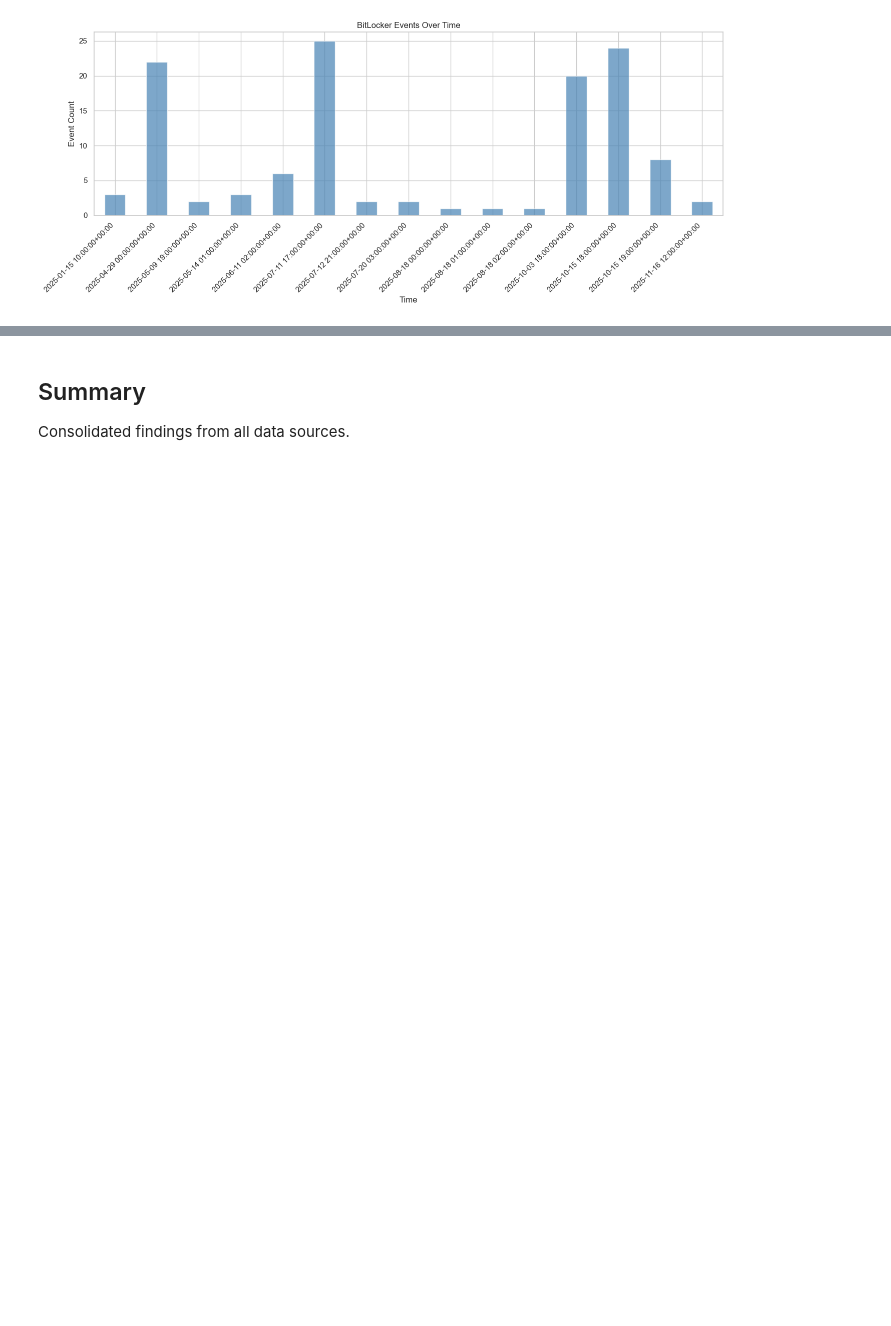
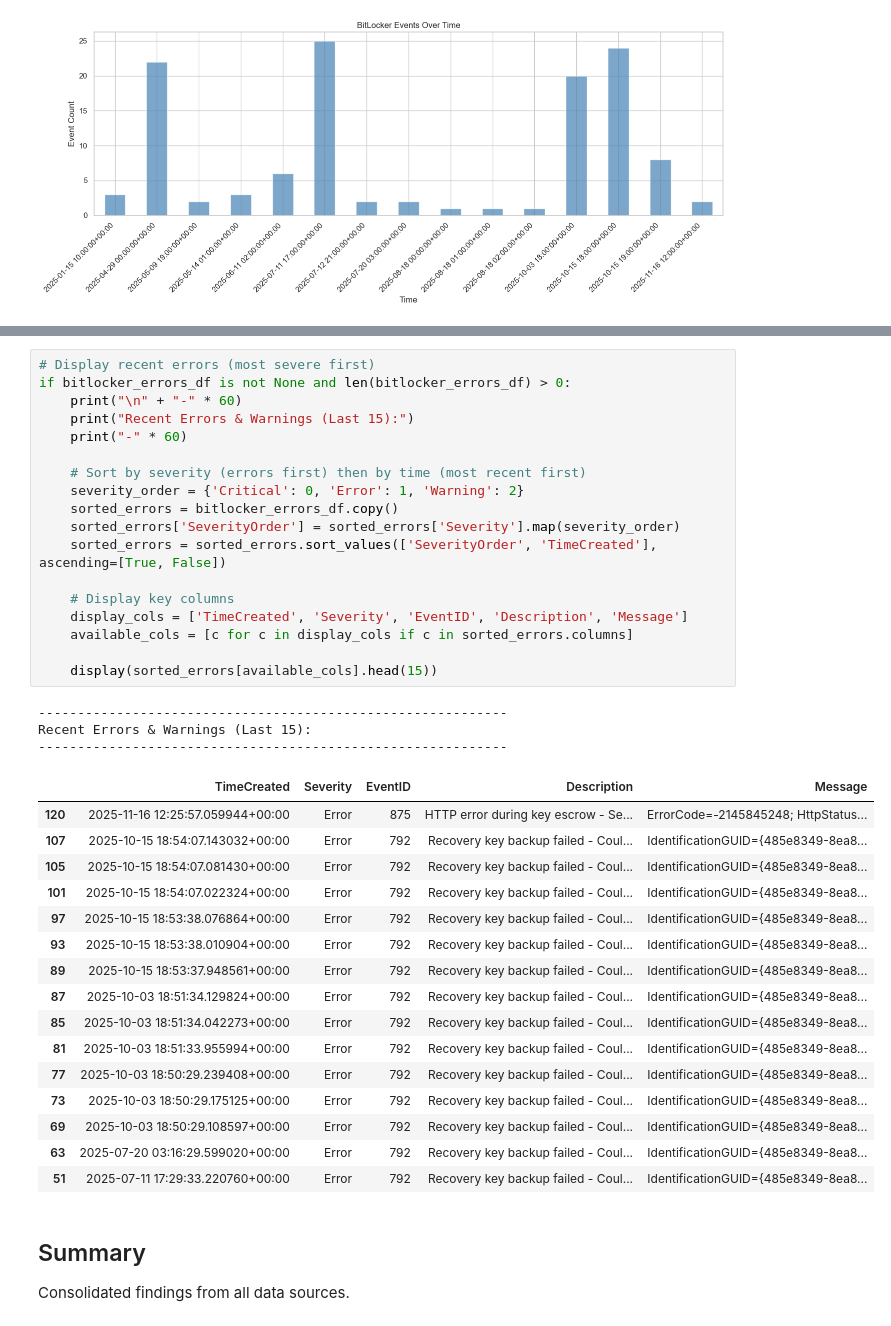
Before and after one commit to kkaminsk/Get-BitLockerStatus, a Jupyter notebook: Analysis.ipynb, the cells around one changed output, grey strips where cells are left out. Saved outputs shown, nothing was run; the diff lists cells and outputs as text; blank space fills up the shorter version.

```diff
--- a/Analysis.ipynb
+++ b/Analysis.ipynb
@@ -530,3 +638,41 @@ if HAS_PLOTTING and bitlocker_events_df is not None and 'TimeCreated' in bitlock
+# %%
+# Display recent errors (most severe first)
+if bitlocker_errors_df is not None and len(bitlocker_errors_df) > 0:
+    print("\n" + "-" * 60)
+    print("Recent Errors & Warnings (Last 15):")
+    print("-" * 60)
+
+    # Sort by severity (errors first) then by time (most recent first)
+    severity_order = {'Critical': 0, 'Error': 1, 'Warning': 2}
+    sorted_errors = bitlocker_errors_df.copy()
+    sorted_errors['SeverityOrder'] = sorted_errors['Severity'].map(severity_order)
+    sorted_errors = sorted_errors.sort_values(['SeverityOrder', 'TimeCreated'], ascending=[True, False])
+
+    # Display key columns
+    display_cols = ['TimeCreated', 'Severity', 'EventID', 'Description', 'Message']
+    available_cols = [c for c in display_cols if c in sorted_errors.columns]
+
+    display(sorted_errors[available_cols].head(15))
+# %% [output]
+------------------------------------------------------------
+Recent Errors & Warnings (Last 15):
+------------------------------------------------------------
+|  | TimeCreated | Severity | EventID | Description | Message |
+| 120 | 2025-11-16 12:25:57.059944+00:00 | Error | 875 | HTTP error during key escrow - Se... | ErrorCode=-2145845248; HttpStatus... |
+| 107 | 2025-10-15 18:54:07.143032+00:00 | Error | 792 | Recovery key backup failed - Coul... | IdentificationGUID={485e8349-8ea8... |
+| 105 | 2025-10-15 18:54:07.081430+00:00 | Error | 792 | Recovery key backup failed - Coul... | IdentificationGUID={485e8349-8ea8... |
+| 101 | 2025-10-15 18:54:07.022324+00:00 | Error | 792 | Recovery key backup failed - Coul... | IdentificationGUID={485e8349-8ea8... |
+| 97 | 2025-10-15 18:53:38.076864+00:00 | Error | 792 | Recovery key backup failed - Coul... | IdentificationGUID={485e8349-8ea8... |
+| 93 | 2025-10-15 18:53:38.010904+00:00 | Error | 792 | Recovery key backup failed - Coul... | IdentificationGUID={485e8349-8ea8... |
+| 89 | 2025-10-15 18:53:37.948561+00:00 | Error | 792 | Recovery key backup failed - Coul... | IdentificationGUID={485e8349-8ea8... |
+| 87 | 2025-10-03 18:51:34.129824+00:00 | Error | 792 | Recovery key backup failed - Coul... | IdentificationGUID={485e8349-8ea8... |
+| 85 | 2025-10-03 18:51:34.042273+00:00 | Error | 792 | Recovery key backup failed - Coul... | IdentificationGUID={485e8349-8ea8... |
+| 81 | 2025-10-03 18:51:33.955994+00:00 | Error | 792 | Recovery key backup failed - Coul... | IdentificationGUID={485e8349-8ea8... |
+| 77 | 2025-10-03 18:50:29.239408+00:00 | Error | 792 | Recovery key backup failed - Coul... | IdentificationGUID={485e8349-8ea8... |
+| 73 | 2025-10-03 18:50:29.175125+00:00 | Error | 792 | Recovery key backup failed - Coul... | IdentificationGUID={485e8349-8ea8... |
+| 69 | 2025-10-03 18:50:29.108597+00:00 | Error | 792 | Recovery key backup failed - Coul... | IdentificationGUID={485e8349-8ea8... |
+| 63 | 2025-07-20 03:16:29.599020+00:00 | Error | 792 | Recovery key backup failed - Coul... | IdentificationGUID={485e8349-8ea8... |
+| 51 | 2025-07-11 17:29:33.220760+00:00 | Error | 792 | Recovery key backup failed - Coul... | IdentificationGUID={485e8349-8ea8... |
 # %% [markdown]
 ## Summary
 
```
Also changed, not shown: parts of 6 cells of this notebook, 1 other file.
